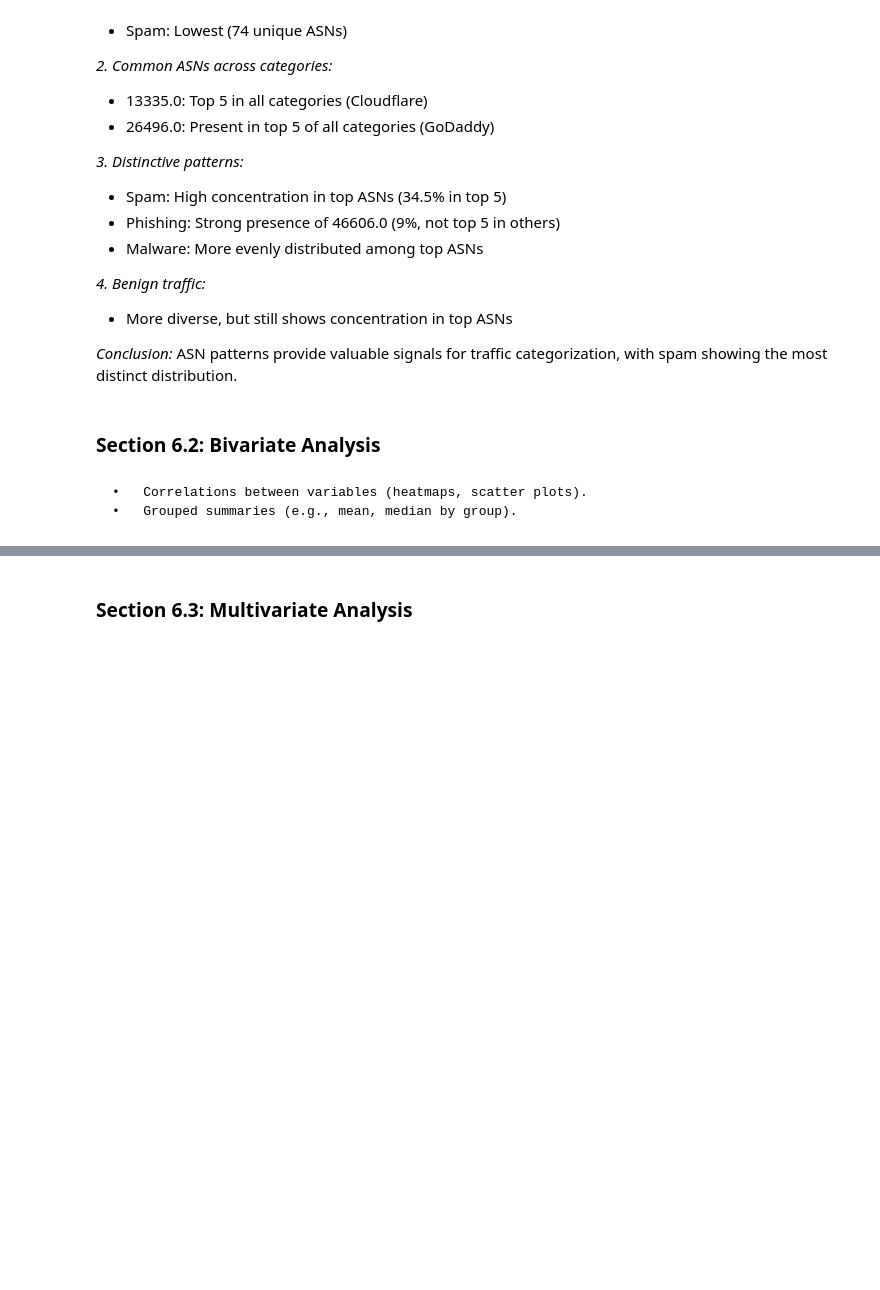
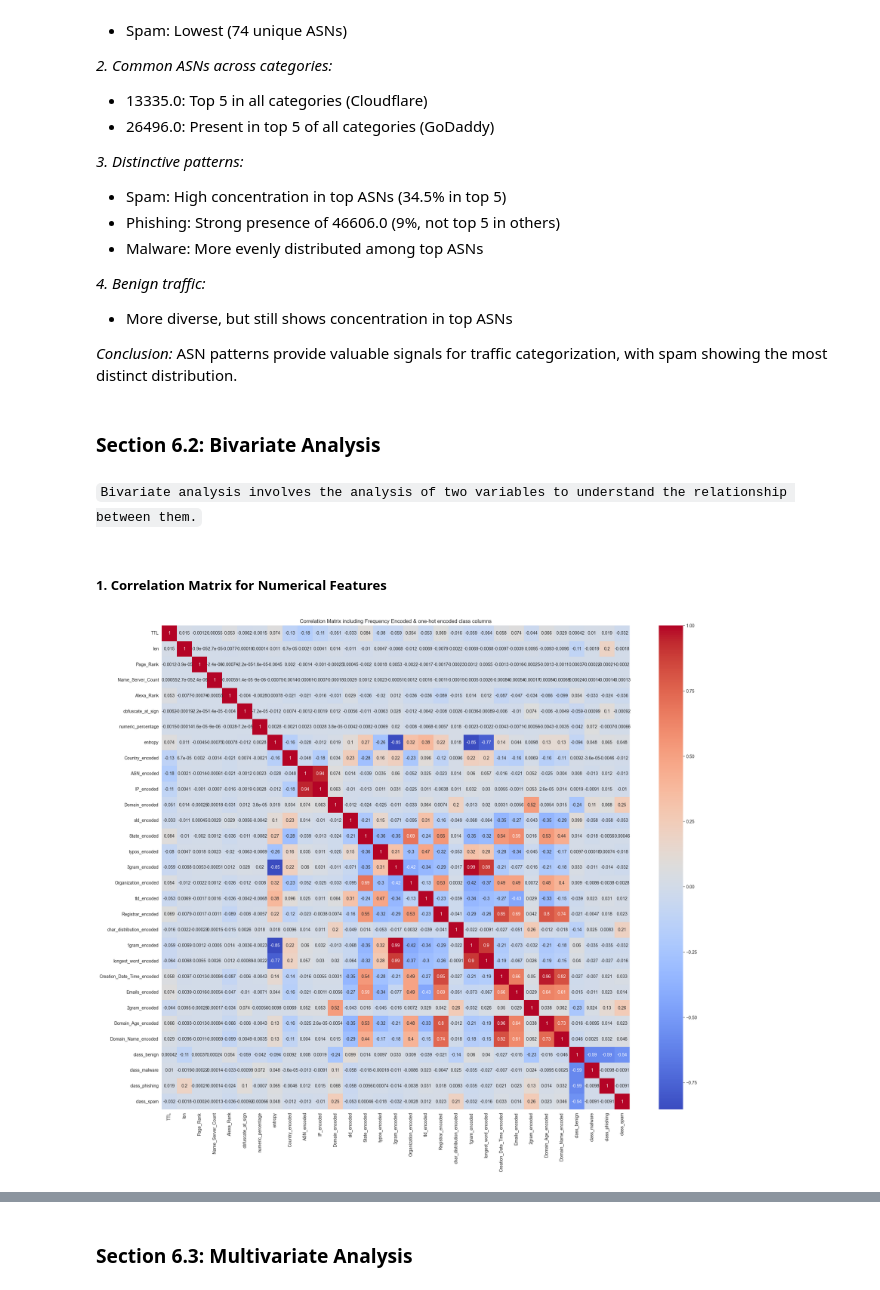
Before and after one commit to roy2392/CIC-Bell-DNS-2021-ML, a Jupyter notebook: notebooks/CIC Bell DNS EDA.ipynb, the cells around one changed output, grey strips where cells are left out. Cells and saved outputs as stored; diff of their text form; code cells hidden in the pictures; blank space fills up the shorter version.

Commit message:
encoders
- added encoders into the notebook for univariate analysis.
- added sklearn to the requirments.
- added the presenation link from Gamma to the README

```diff
--- a/notebooks/CIC Bell DNS EDA.ipynb
+++ b/notebooks/CIC Bell DNS EDA.ipynb
@@ -975,6 +977,40 @@ Top 5 categories:
 *Conclusion:* ASN patterns provide valuable signals for traffic categorization, with spam showing the most distinct distribution.
 # %% [markdown]
 ### Section 6.2: Bivariate Analysis
-# %% [markdown]
-	•	Correlations between variables (heatmaps, scatter plots).
-	•	Grouped summaries (e.g., mean, median by group).
+# %% [markdown]
+`Bivariate analysis involves the analysis of two variables to understand the relationship between them.`
+# %% [markdown]
+##### 1. Correlation Matrix for Numerical Features
+# %%
+# apply frequency encoding to all categorical features except 'class' which will bee one-hot encoded
+df = frequency_encode(df, exclude_columns=['class'])
+# %%
+# init OneHotEncoder with the correct parameter
+encoder = OneHotEncoder(sparse_output=False, drop=None)
+
+# fit and transform the class column
+encoded_class = encoder.fit_transform(df[['class']])
+
+# create a df with the one-hot encoded columns
+encoded_df = pd.DataFrame(encoded_class, columns=encoder.get_feature_names_out(['class']))
+
+# combine the one-hot encoded class columns with the frequency encoded columns
+df_onehot = pd.concat([df.drop(columns=['class']), encoded_df], axis=1)
+
+#  only numerical features
+numerical_df = df_onehot.select_dtypes(include=['float64', 'int64'])
+
+# Drop the specified features - didn't work on parsing
+columns_to_drop = ['dec_8', 'hex_8', 'hex_32', 'oc_32', 'oc_8']
+numerical_df = numerical_df.drop(columns=columns_to_drop, errors='ignore')
+
+# ca;culation of the correlation matrix
+correlation_matrix = numerical_df.corr()
+
+# plot the heatmap
+plt.figure(figsize=(24, 20))
+sns.heatmap(correlation_matrix, annot=True, cmap='coolwarm')
+plt.title('Correlation Matrix including Frequency Encoded & one-hot encoded class columns')
+plt.show()
+# %% [output]
+[figure, added]
```
Also changed, not shown: parts of 6 cells of this notebook, 3 other files.
